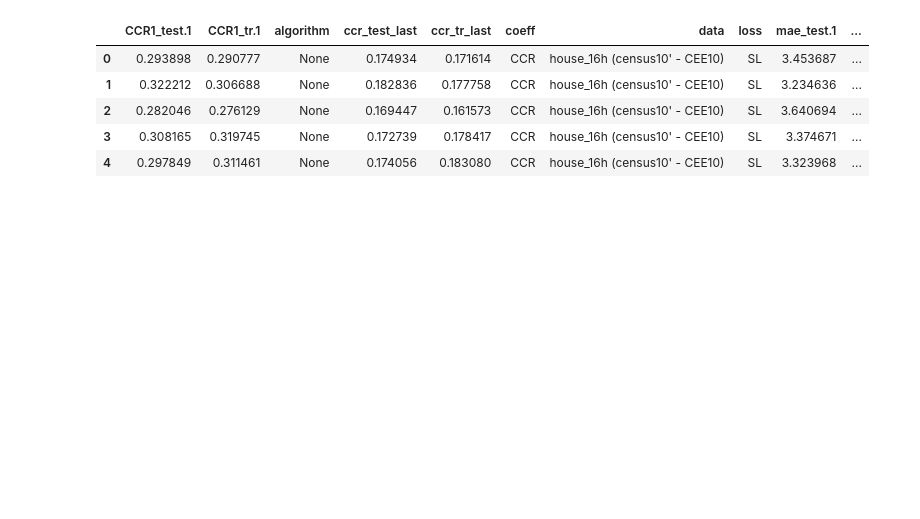
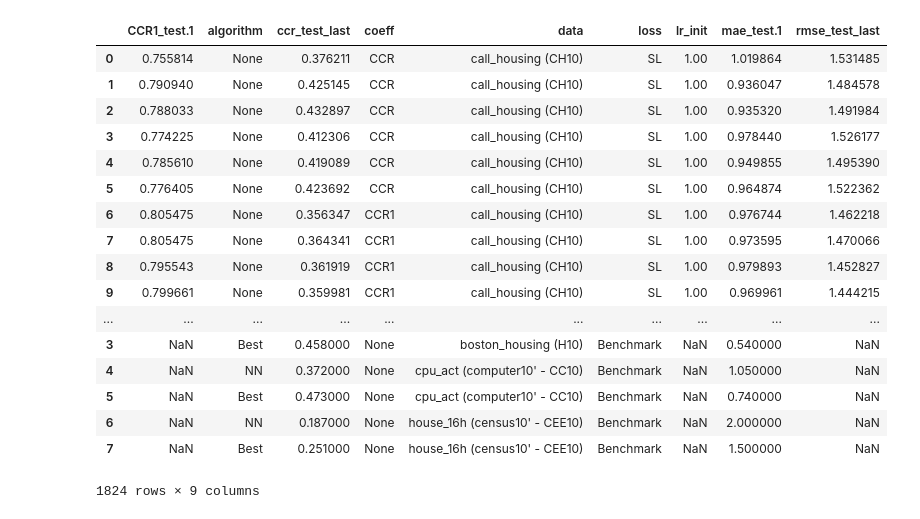
Before and after one commit to ozantezcan/Object-Counting-in-Amazon-Bin-Image-Dataset, a Jupyter notebook: analyze_excel.ipynb, the cells around one changed output. Drawn from its saved outputs; the diff is of its cells as text; code cells hidden in the pictures; blank space fills up the shorter version.

```diff
--- a/analyze_excel.ipynb
+++ b/analyze_excel.ipynb
@@ -4,7 +4,7 @@ import pandas as pd
 from IPython.display import display, HTML
 # %%
 #Read excel file
-dfs = pd.read_excel('./weight_comparison_with_baselines_23_Feb_2018.xlsx')
+dfs = pd.read_excel('./weight_comparison_with_baselines_25_Feb_2018.xlsx')
 dfs.head()
 
 tmp = dfs.columns.values
@@ -92,37 +92,49 @@ dfs_test
 # %%
 # Drop the unnecessary colums
 
-dfs_test = dfs_test.drop(['Date',  'hidden', 'dim' , 'num_classes', 'lr_init',
+dfs_test = dfs_test.drop(['Date',  'hidden', 'dim' , 'num_classes',
                       'Number of iter', 'loss_tr', 'loss_test', 'CCR_tr', 'CCR_test',
                       'rmse_tr', 'rmse_test', 'mae_tr', 'mae_test', 'CCR1_tr', 'CCR1_test',
-                      'last_iter' ], axis=1)
+                      'last_iter', 'CCR1_tr.1', 'ccr_tr_last', 'mae_tr.1', 'rmse_tr_last'  ], axis=1)
 #dfs_simple.head()
 
 #dfs_test = dfs_simple.drop(dfs_simple.columns[3:15], axis=1)
 
 dfs_benchmark = pd.DataFrame({'data':['call_housing', 'call_housing', 'boston_housing', 'boston_housing',
                                       'cpu_act', 'cpu_act', 'house_16h', 'house_16h'],
                               'loss':['Benchmark' for k in range(8)],
                               'coeff':['None' for k in range(8)],
                              'ccr_test_last':[.281, .304, .394, .458, .372, .473, .187, .251],
                             'mae_test.1':[1.40, 1.23, 2.87, .54, 1.05, .74, 2., 1.50],
                               'algorithm':['NN', 'Best', 'NN', 'Best', 'NN', 'Best', 'NN', 'Best']
                          })
 
 dfs_test_w_benchmark = dfs_test.append(dfs_benchmark)
 
 map_data = {'house_16h': 'house_16h (census10\' - CEE10)', 'house_16H': 'house_16h (census10\' - CEE10)',
             'cpu_act':'cpu_act (computer10\' - CC10)',
-            'boston_housing':'boston_housing (H10)', 'call_housing': 'call_housing (CH10)'}
+            'boston_housing':'boston_housing (H10)', 'call_housing': 'call_housing (CH10)','cal_housing': 'call_housing (CH10)'}
 dfs_test.data = [map_data[x] for x in dfs_test.data.values]
 dfs_test_w_benchmark.data = [map_data[x] for x in dfs_test_w_benchmark.data.values]
 
-dfs_test_w_benchmark.head()
+dfs_test_w_benchmark
 # %% [output]
-|  | CCR1_test.1 | CCR1_tr.1 | algorithm | ccr_test_last | ccr_tr_last | coeff | data | loss | mae_test.1 | ... |
-| 0 | 0.293898 | 0.290777 | None | 0.174934 | 0.171614 | CCR | house_16h (census10' - CEE10) | SL | 3.453687 | ... |
-| 1 | 0.322212 | 0.306688 | None | 0.182836 | 0.177758 | CCR | house_16h (census10' - CEE10) | SL | 3.234636 | ... |
-| 2 | 0.282046 | 0.276129 | None | 0.169447 | 0.161573 | CCR | house_16h (census10' - CEE10) | SL | 3.640694 | ... |
-| 3 | 0.308165 | 0.319745 | None | 0.172739 | 0.178417 | CCR | house_16h (census10' - CEE10) | SL | 3.374671 | ... |
-| 4 | 0.297849 | 0.311461 | None | 0.174056 | 0.183080 | CCR | house_16h (census10' - CEE10) | SL | 3.323968 | ... |
+|  | CCR1_test.1 | algorithm | ccr_test_last | coeff | data | loss | lr_init | mae_test.1 | rmse_test_last |
+| 0 | 0.755814 | None | 0.376211 | CCR | call_housing (CH10) | SL | 1.00 | 1.019864 | 1.531485 |
+| 1 | 0.790940 | None | 0.425145 | CCR | call_housing (CH10) | SL | 1.00 | 0.936047 | 1.484578 |
+| 2 | 0.788033 | None | 0.432897 | CCR | call_housing (CH10) | SL | 1.00 | 0.935320 | 1.491984 |
+| 3 | 0.774225 | None | 0.412306 | CCR | call_housing (CH10) | SL | 1.00 | 0.978440 | 1.526177 |
+| 4 | 0.785610 | None | 0.419089 | CCR | call_housing (CH10) | SL | 1.00 | 0.949855 | 1.495390 |
+| 5 | 0.776405 | None | 0.423692 | CCR | call_housing (CH10) | SL | 1.00 | 0.964874 | 1.522362 |
+| 6 | 0.805475 | None | 0.356347 | CCR1 | call_housing (CH10) | SL | 1.00 | 0.976744 | 1.462218 |
+| 7 | 0.805475 | None | 0.364341 | CCR1 | call_housing (CH10) | SL | 1.00 | 0.973595 | 1.470066 |
+| 8 | 0.795543 | None | 0.361919 | CCR1 | call_housing (CH10) | SL | 1.00 | 0.979893 | 1.452827 |
+| 9 | 0.799661 | None | 0.359981 | CCR1 | call_housing (CH10) | SL | 1.00 | 0.969961 | 1.444215 |
+| ... | ... | ... | ... | ... | ... | ... | ... | ... | ... |
+| 3 | NaN | Best | 0.458000 | None | boston_housing (H10) | Benchmark | NaN | 0.540000 | NaN |
+| 4 | NaN | NN | 0.372000 | None | cpu_act (computer10' - CC10) | Benchmark | NaN | 1.050000 | NaN |
+| 5 | NaN | Best | 0.473000 | None | cpu_act (computer10' - CC10) | Benchmark | NaN | 0.740000 | NaN |
+| 6 | NaN | NN | 0.187000 | None | house_16h (census10' - CEE10) | Benchmark | NaN | 2.000000 | NaN |
+| 7 | NaN | Best | 0.251000 | None | house_16h (census10' - CEE10) | Benchmark | NaN | 1.500000 | NaN |
+1824 rows × 9 columns
 # %%
```
Also changed, not shown: parts of 6 cells of this notebook, 1 other file.
